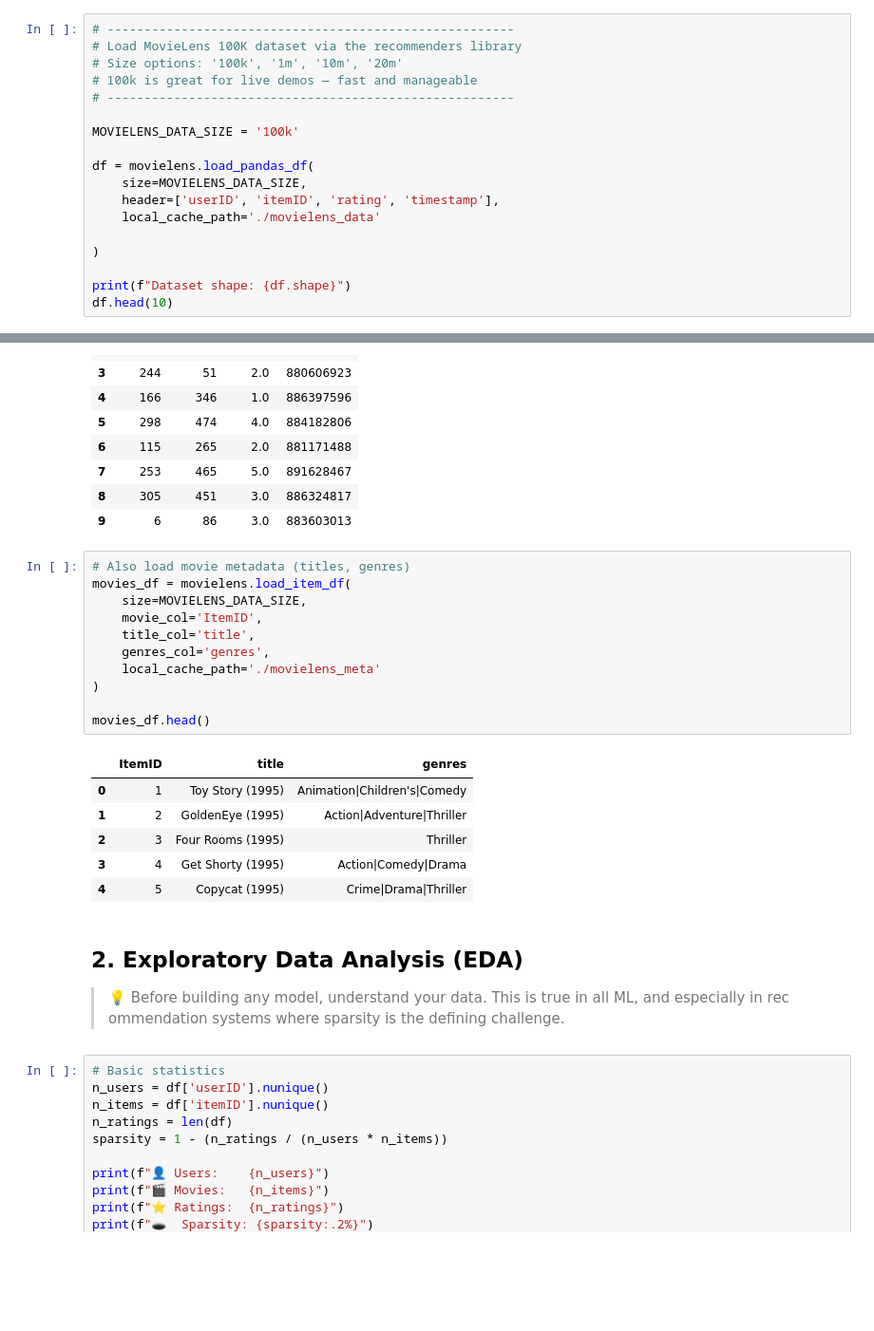
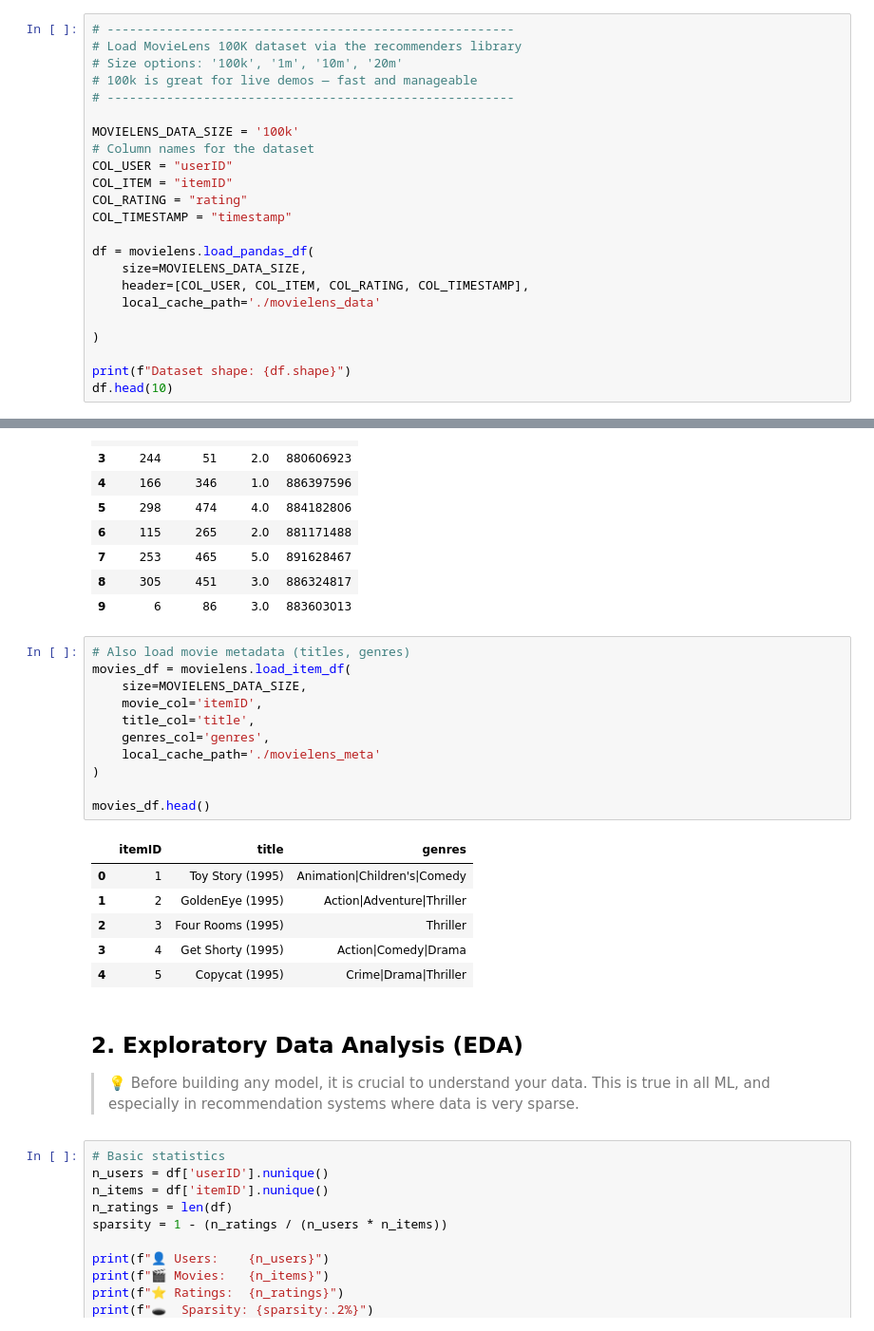
Before and after one commit to SDSUAIClub25-26/workshops, a Jupyter notebook: Spring26/RecSystems/recsys_workshop.ipynb, the cells around one changed output, grey strips where cells are left out. Shown at 95% size. Drawn from its saved outputs; the diff is of its cells as text; blank space fills up the shorter version.

```diff
--- a/Spring26/RecSystems/recsys_workshop.ipynb
+++ b/Spring26/RecSystems/recsys_workshop.ipynb
@@ -52,10 +52,15 @@ print("✅ Libraries loaded successfully!")
 # -------------------------------------------------------
 
 MOVIELENS_DATA_SIZE = '100k'
+# Column names for the dataset
+COL_USER = "userID"
+COL_ITEM = "itemID"
+COL_RATING = "rating"
+COL_TIMESTAMP = "timestamp"
 
 df = movielens.load_pandas_df(
     size=MOVIELENS_DATA_SIZE,
-    header=['userID', 'itemID', 'rating', 'timestamp'],
+    header=[COL_USER, COL_ITEM, COL_RATING, COL_TIMESTAMP],
     local_cache_path='./movielens_data'
 
 )
@@ -78,16 +83,16 @@ Dataset shape: (100000, 4)
 # %%
 # Also load movie metadata (titles, genres)
 movies_df = movielens.load_item_df(
     size=MOVIELENS_DATA_SIZE,
-    movie_col='ItemID',
+    movie_col='itemID',
     title_col='title',
     genres_col='genres',
     local_cache_path='./movielens_meta'
 )
 
 movies_df.head()
 # %% [output]
-|  | ItemID | title | genres |
+|  | itemID | title | genres |
 | 0 | 1 | Toy Story (1995) | Animation|Children's|Comedy |
 | 1 | 2 | GoldenEye (1995) | Action|Adventure|Thriller |
 | 2 | 3 | Four Rooms (1995) | Thriller |
@@ -96,7 +101,7 @@ movies_df.head()
 # %% [markdown]
 ## 2. Exploratory Data Analysis (EDA)
 
-> 💡 Before building any model, understand your data. This is true in all ML, and especially in rec ommendation systems where sparsity is the defining challenge.
+> 💡 Before building any model, it is crucial to understand your data. This is true in all ML, and especially in recommendation systems where data is very sparse.
 # %%
 # Basic statistics
 n_users = df['userID'].nunique()
```
Also changed, not shown: parts of 34 cells of this notebook, 3 other files.
